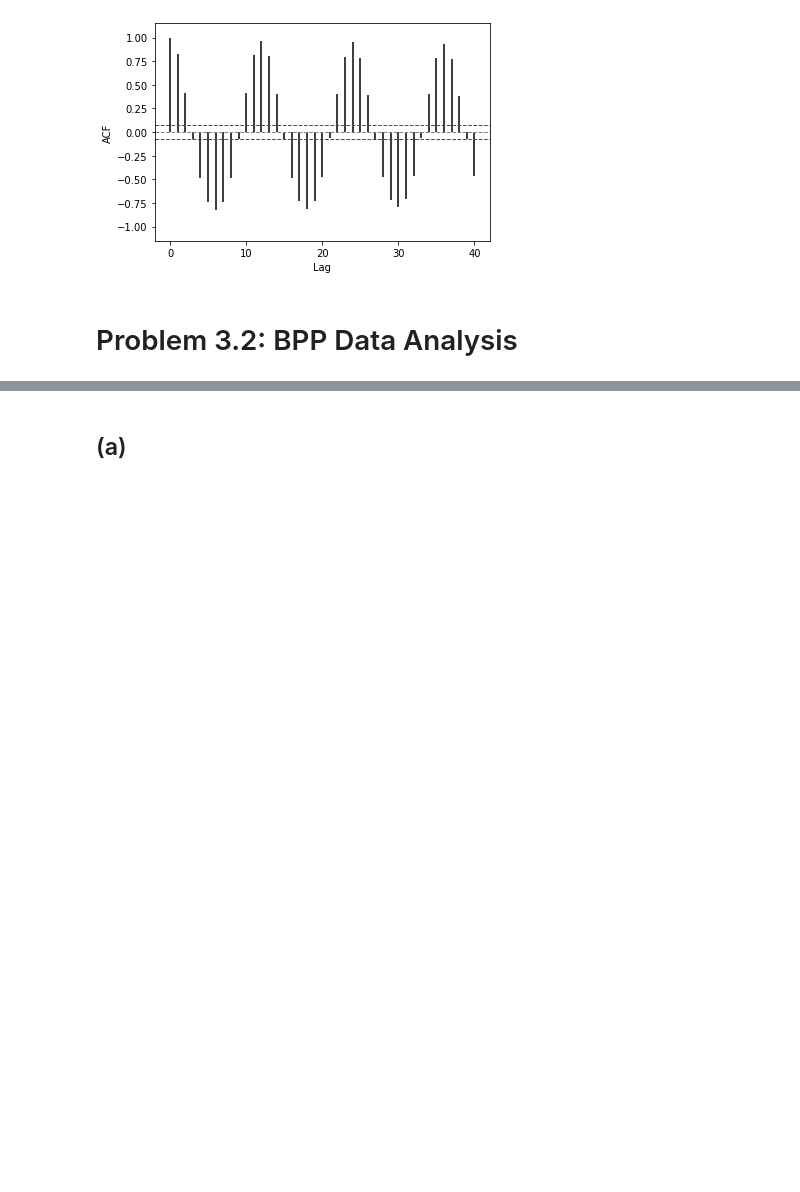
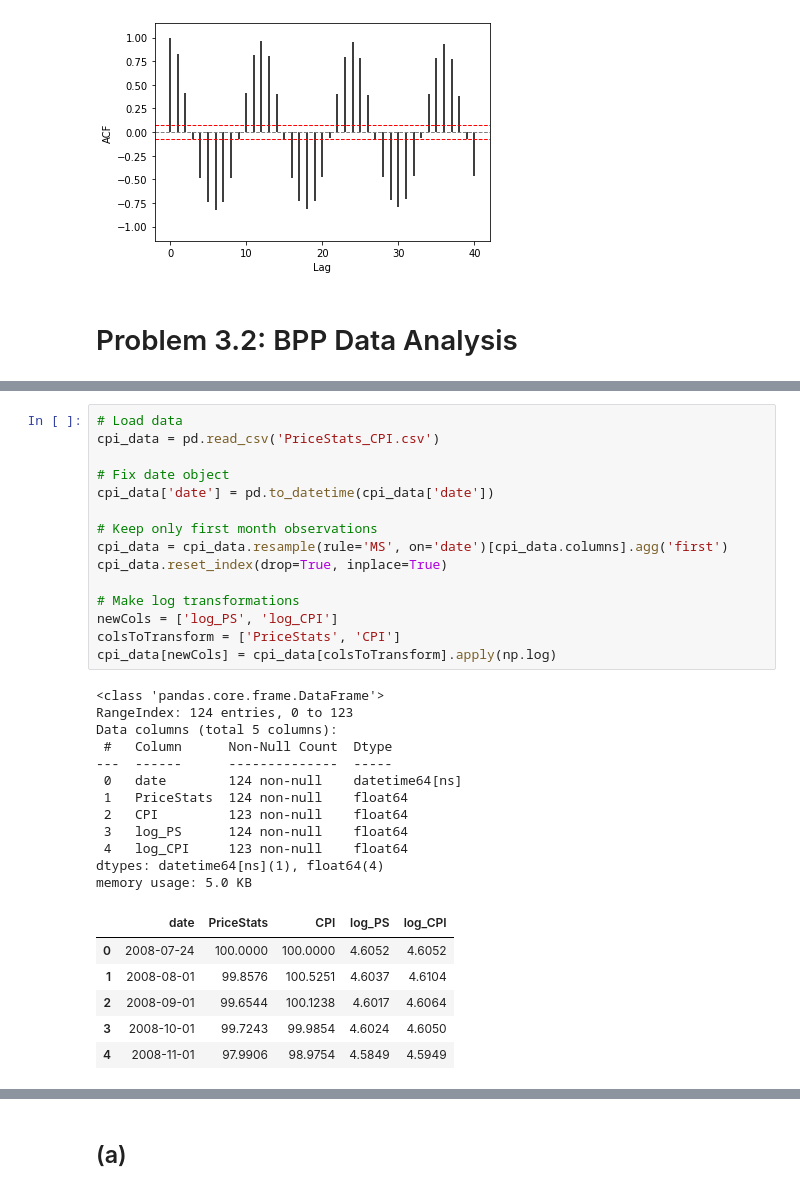
Before and after one commit to pipeton8/6.439-stats-comp-applications, a Jupyter notebook: Assignments/3 - Economics/6.439 - Problem Set 3.ipynb, the cells around one changed output, grey strips where cells are left out. Saved outputs shown, nothing was run; the diff lists cells and outputs as text; blank space fills up the shorter version.

```diff
--- a/Assignments/3 - Economics/6.439 - Problem Set 3.ipynb
+++ b/Assignments/3 - Economics/6.439 - Problem Set 3.ipynb
@@ -812,0 +818,34 @@ fig.show()
+# %%
+# Load data
+cpi_data = pd.read_csv('PriceStats_CPI.csv')
+
+# Fix date object
+cpi_data['date'] = pd.to_datetime(cpi_data['date'])
+
+# Keep only first month observations
+cpi_data = cpi_data.resample(rule='MS', on='date')[cpi_data.columns].agg('first')
+cpi_data.reset_index(drop=True, inplace=True)
+
+# Make log transformations
+newCols = ['log_PS', 'log_CPI']
+colsToTransform = ['PriceStats', 'CPI']
+cpi_data[newCols] = cpi_data[colsToTransform].apply(np.log)
+# %% [output]
+<class 'pandas.core.frame.DataFrame'>
+RangeIndex: 124 entries, 0 to 123
+Data columns (total 5 columns):
+ #   Column      Non-Null Count  Dtype
+---  ------      --------------  -----
+ 0   date        124 non-null    datetime64[ns]
+ 1   PriceStats  124 non-null    float64
+ 2   CPI         123 non-null    float64
+ 3   log_PS      124 non-null    float64
+ 4   log_CPI     123 non-null    float64
+dtypes: datetime64[ns](1), float64(4)
+memory usage: 5.0 KB
+|  | date | PriceStats | CPI | log_PS | log_CPI |
+| 0 | 2008-07-24 | 100.0000 | 100.0000 | 4.6052 | 4.6052 |
+| 1 | 2008-08-01 | 99.8576 | 100.5251 | 4.6037 | 4.6104 |
+| 2 | 2008-09-01 | 99.6544 | 100.1238 | 4.6017 | 4.6064 |
+| 3 | 2008-10-01 | 99.7243 | 99.9854 | 4.6024 | 4.6050 |
+| 4 | 2008-11-01 | 97.9906 | 98.9754 | 4.5849 | 4.5949 |
```
Also changed, not shown: parts of 7 cells of this notebook.
